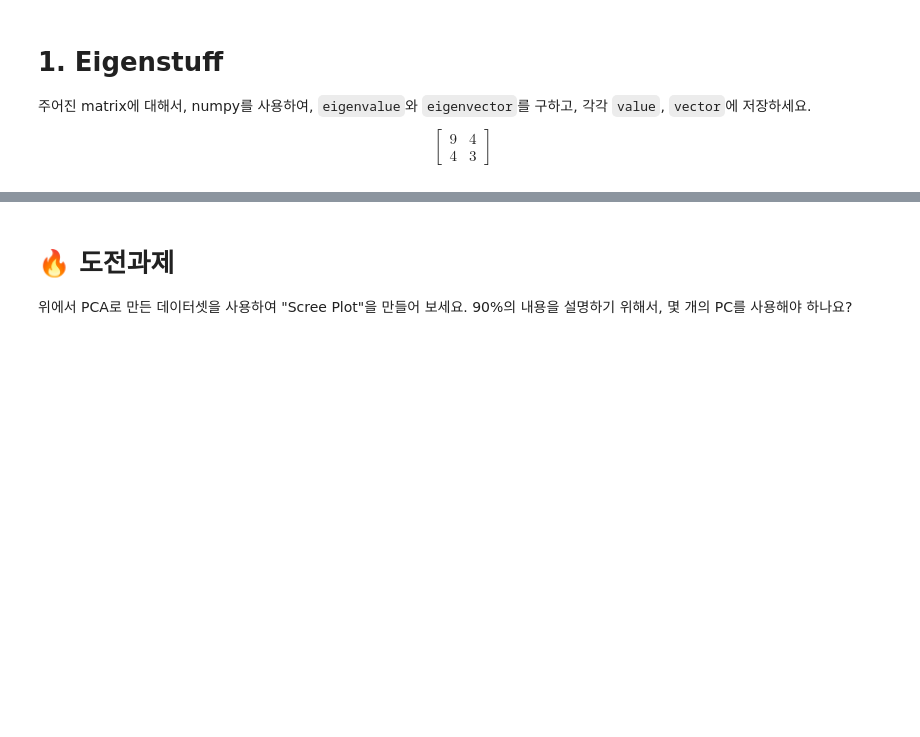
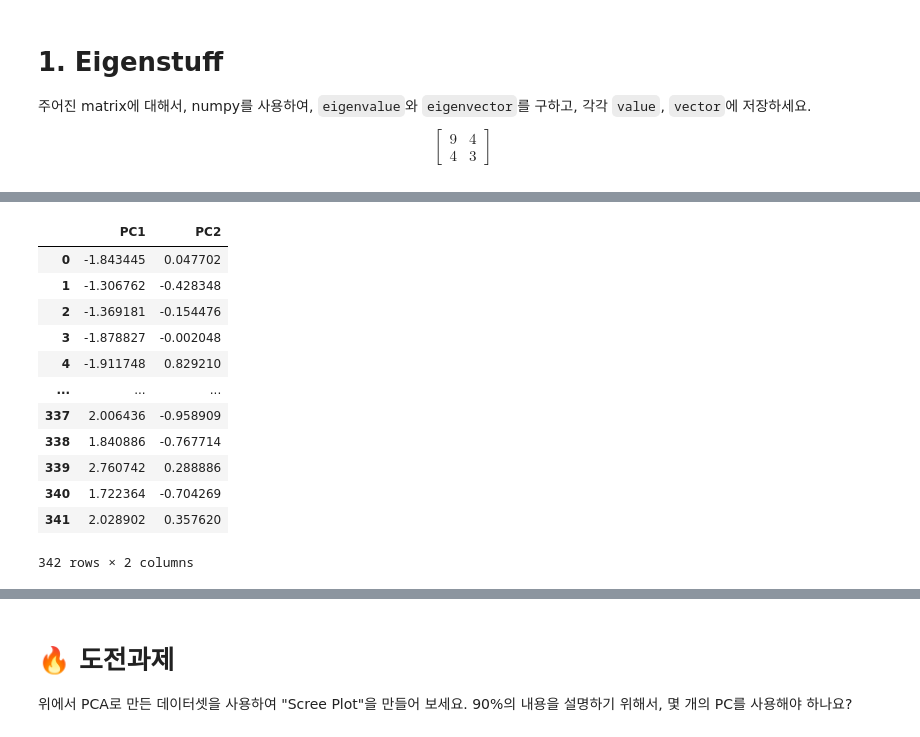
Before and after one commit to KindOrca/BootCamp, a Jupyter notebook: n132 - PCA/n132a - PCA.ipynb, the cells around one changed output, grey strips where cells are left out. Drawn from its saved outputs; the diff is of its cells as text; code cells hidden in the pictures; blank space fills up the shorter version.

```diff
--- a/n132 - PCA/n132a - PCA.ipynb
+++ b/n132 - PCA/n132a - PCA.ipynb
@@ -58,0 +66,18 @@ penguins
+# %%
+pca = PCA(n_components = 2)
+ext_df = pd.DataFrame(pca.fit_transform(Z), columns=['PC1','PC2'])
+ext_df
+# %% [output]
+|  | PC1 | PC2 |
+| 0 | -1.843445 | 0.047702 |
+| 1 | -1.306762 | -0.428348 |
+| 2 | -1.369181 | -0.154476 |
+| 3 | -1.878827 | -0.002048 |
+| 4 | -1.911748 | 0.829210 |
+| ... | ... | ... |
+| 337 | 2.006436 | -0.958909 |
+| 338 | 1.840886 | -0.767714 |
+| 339 | 2.760742 | 0.288886 |
+| 340 | 1.722364 | -0.704269 |
+| 341 | 2.028902 | 0.357620 |
+342 rows × 2 columns
```
Also changed, not shown: parts of 10 cells of this notebook.
